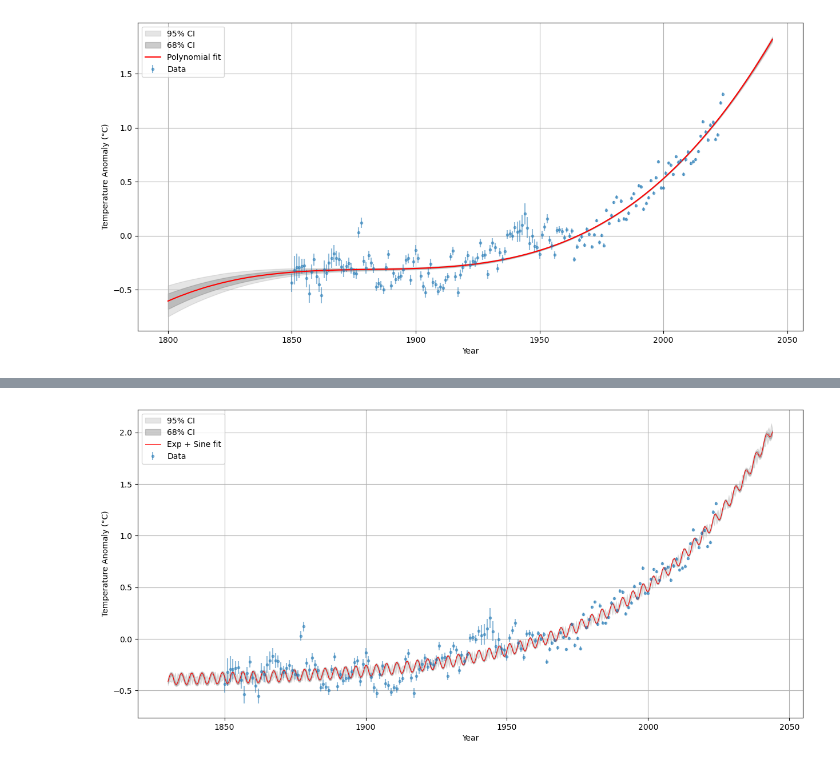
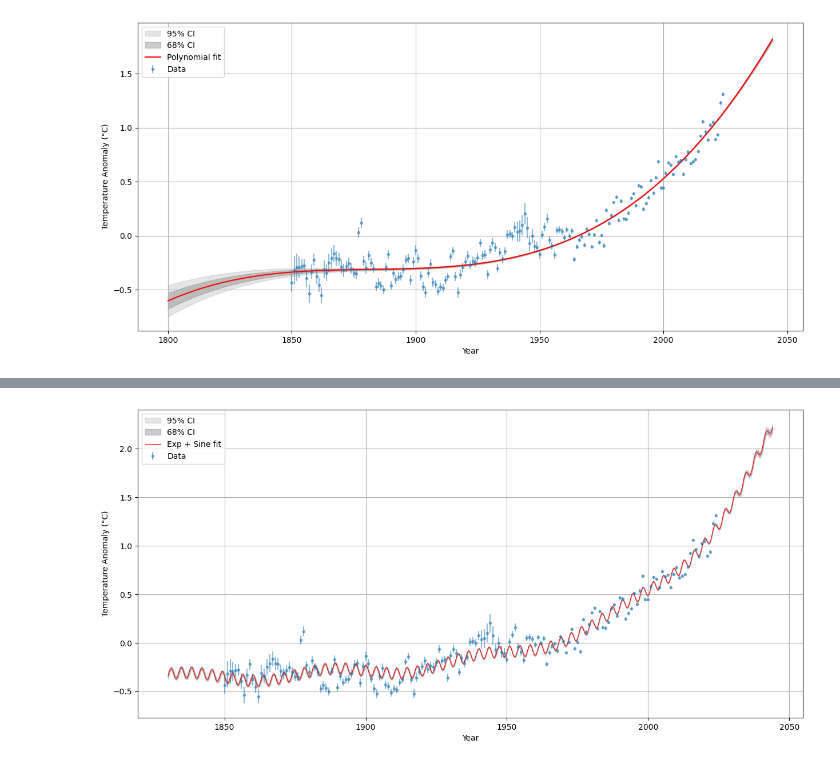
Before and after one commit to stevelonny/global-warming, a Jupyter notebook: trends.ipynb, the cells around one changed output, grey strips where cells are left out. Drawn from its saved outputs; the diff is of its cells as text; code cells hidden in the pictures.

Commit message:
Add dual sine trend

```diff
--- a/trends.ipynb
+++ b/trends.ipynb
@@ -161,11 +167,11 @@ plt.show()
 # %% [output]
 [figure]
 # %%
-def model_exposc(t, mu, alpha, beta, a1, phi1, T1):
+def model_exposc(t, mu, alpha, beta, a1, phi1, T1, a2, phi2, T2):
     trend = mu + alpha * np.exp(beta * t)
     osc1 = a1 * np.sin(2*np.pi*t/T1 + phi1)
-    #osc2 = a2 * np.sin(2*np.pi*t/T2 + phi2)
-    return trend + osc1 #+ osc2
+    osc2 = a2 * np.sin(2*np.pi*t/T2 + phi2)
+    return trend + osc1 + osc2
 
 def exposc_prior(cube):
     theta = cube.copy()
@@ -247,33 +253,33 @@ plt.errorbar(
     yerr=yerr_above.to_numpy(),
     fmt="o",
     markersize=3,
     label="Data",
     alpha=0.5,
 )
 
 year_range = np.linspace(df["year"].min() - 20, df["year"].max() + 20, 500)
 t_range = (year_range - date.min()) / (date.max() - date.min())
 
 # Posterior predictions from the Exp + Sine model
 predictions = np.array([
-    model_exposc(t_range, mu, alpha, beta, a1, phi1, T1)
-    for mu, alpha, beta, a1, phi1, T1 in result_exposc["samples"]
+    model_exposc(t_range, mu, alpha, beta, a1, phi1, T1, a2, phi2, T2)
+    for mu, alpha, beta, a1, phi1, T1, a2, phi2, T2 in result_exposc["samples"]
 ])
 
 mean_pred = np.median(predictions, axis=0)
 lower_68 = np.percentile(predictions, 16, axis=0)
 upper_68 = np.percentile(predictions, 84, axis=0)
 lower_95 = np.percentile(predictions, 2.5, axis=0)
 upper_95 = np.percentile(predictions, 97.5, axis=0)
 
 plt.fill_between(year_range, lower_95, upper_95, color="gray", alpha=0.2, label="95% CI")
 plt.fill_between(year_range, lower_68, upper_68, color="gray", alpha=0.4, label="68% CI")
 plt.plot(year_range, mean_pred, color="red", linewidth=0.75, label="Exp + Sine fit")
 
 plt.xlabel("Year")
 plt.ylabel("Temperature Anomaly (°C)")
 plt.grid(True)
 plt.legend()
 plt.show()
 # %% [output]
-[figure, old version]
+[figure, new version]
```
Also changed, not shown: parts of 5 cells of this notebook, 1 other file.
